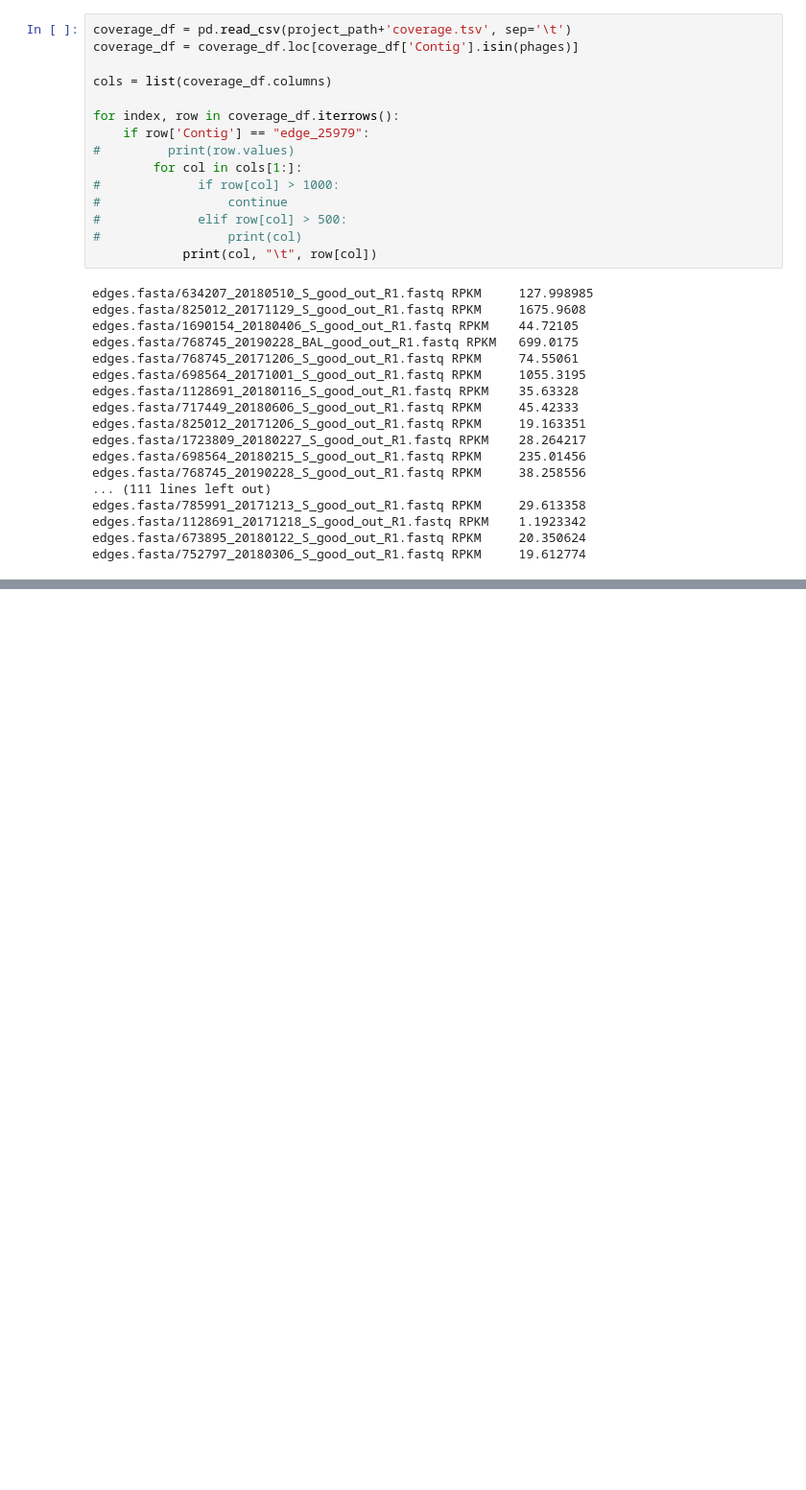
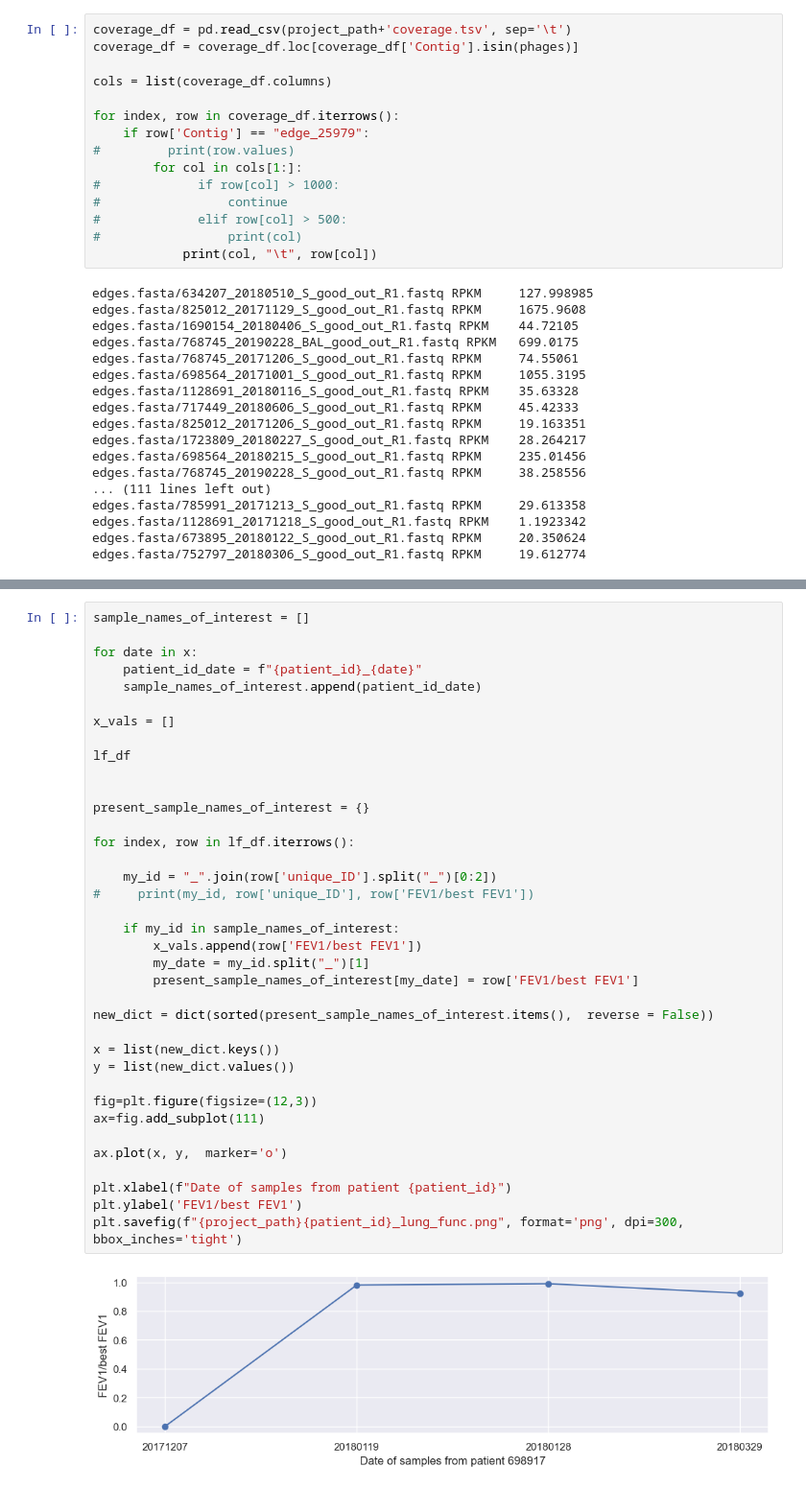
Before and after one commit to FlindersFAME/CFHackathon2023, a Jupyter notebook: mags/phage_related/Coverage_of_phages_across_samples.ipynb, the cells around one changed output, grey strips where cells are left out. Shown: that part at 96% size. Drawn from its saved outputs; the diff is of its cells as text; blank space fills up the shorter version.

```diff
--- a/mags/phage_related/Coverage_of_phages_across_samples.ipynb
+++ b/mags/phage_related/Coverage_of_phages_across_samples.ipynb
@@ -191,0 +287,39 @@ coverage_df.to_csv('phage_CPM_all_samples.csv')
+# %%
+sample_names_of_interest = []
+
+for date in x:
+    patient_id_date = f"{patient_id}_{date}"
+    sample_names_of_interest.append(patient_id_date)
+
+x_vals = []
+
+lf_df
+
+
+present_sample_names_of_interest = {}
+
+for index, row in lf_df.iterrows():
+
+    my_id = "_".join(row['unique_ID'].split("_")[0:2])
+#     print(my_id, row['unique_ID'], row['FEV1/best FEV1'])
+
+    if my_id in sample_names_of_interest:
+        x_vals.append(row['FEV1/best FEV1'])
+        my_date = my_id.split("_")[1]
+        present_sample_names_of_interest[my_date] = row['FEV1/best FEV1']
+
+new_dict = dict(sorted(present_sample_names_of_interest.items(),  reverse = False))
+
+x = list(new_dict.keys())
+y = list(new_dict.values())
+
+fig=plt.figure(figsize=(12,3))
+ax=fig.add_subplot(111)
+
+ax.plot(x, y,  marker='o')
+
+plt.xlabel(f"Date of samples from patient {patient_id}")
+plt.ylabel('FEV1/best FEV1')
+plt.savefig(f"{project_path}{patient_id}_lung_func.png", format='png', dpi=300, bbox_inches='tight')
+# %% [output]
+[figure, added]
```
Also changed, not shown: parts of 35 cells of this notebook.
